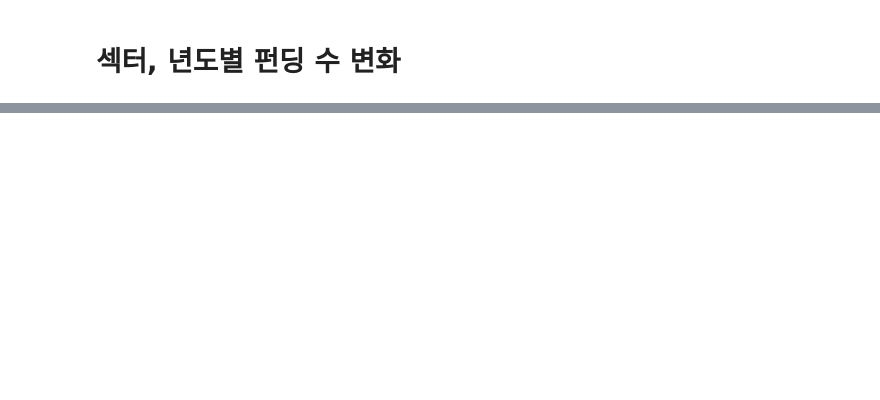
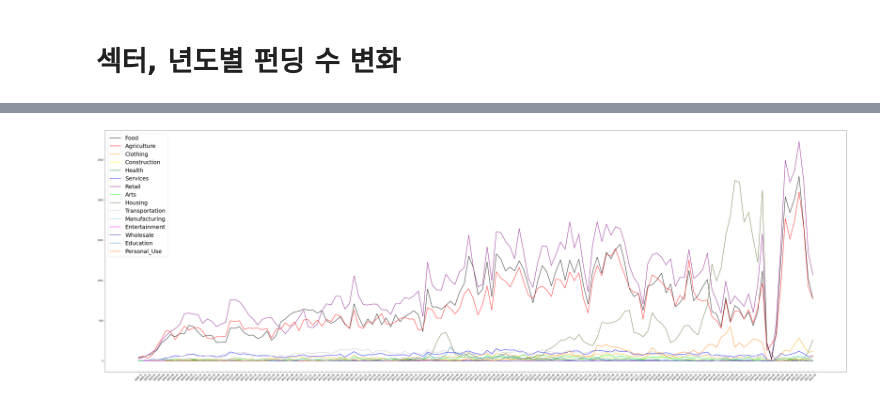
Before and after one commit to ajy2/kiva, a Jupyter notebook: chart.ipynb, the cells around one changed output, grey strips where cells are left out. Cells and saved outputs as stored; diff of their text form; code cells hidden in the pictures; blank space fills up the shorter version.

```diff
--- a/chart.ipynb
+++ b/chart.ipynb
@@ -319,0 +620,22 @@ plt.show()
+# %%
+plt.figure(figsize=(60,20))
+plt.plot(Food2_keys, Food2_values, label='Food', color='black')
+plt.plot(Agriculture2_keys, Agriculture2_values, label='Agriculture', color='red')
+plt.plot(Clothing2_keys, Clothing2_values, label='Clothing', color='orange')
+plt.plot(Construction2_keys, Construction2_values, label='Construction', color='yellow')
+plt.plot(Health2_keys, Health2_values, label='Health', color='green')
+plt.plot(Services2_keys, Services2_values, label='Services', color='blue')
+plt.plot(Retail2_keys, Retail2_values, label='Retail', color='purple')
+plt.plot(Arts2_keys, Arts2_values, label='Arts', color='lime')
+plt.plot(Housing2_keys, Housing2_values, label='Housing', color='darkolivegreen')
+plt.plot(Transportation2_keys, Transportation2_values, label='Transportation', color='silver')
+plt.plot(Manufacturing2_keys, Manufacturing2_values, label='Manufacturing', color='skyblue')
+plt.plot(Entertainment2_keys, Entertainment2_values, label='Entertainment', color='fuchsia')
+plt.plot(Wholesale2_keys, Wholesale2_values, label='Wholesale', color='navy')
+plt.plot(Education2_keys, Education2_values, label='Education')
+plt.plot(Personal_Use2_keys, Personal_Use2_values, label='Personal_Use')
+plt.legend(loc='upper left', fontsize=25)
+plt.xticks(rotation=45)
+plt.show()
+# %% [output]
+[figure, added]
```
Also changed, not shown: parts of 82 cells of this notebook.
